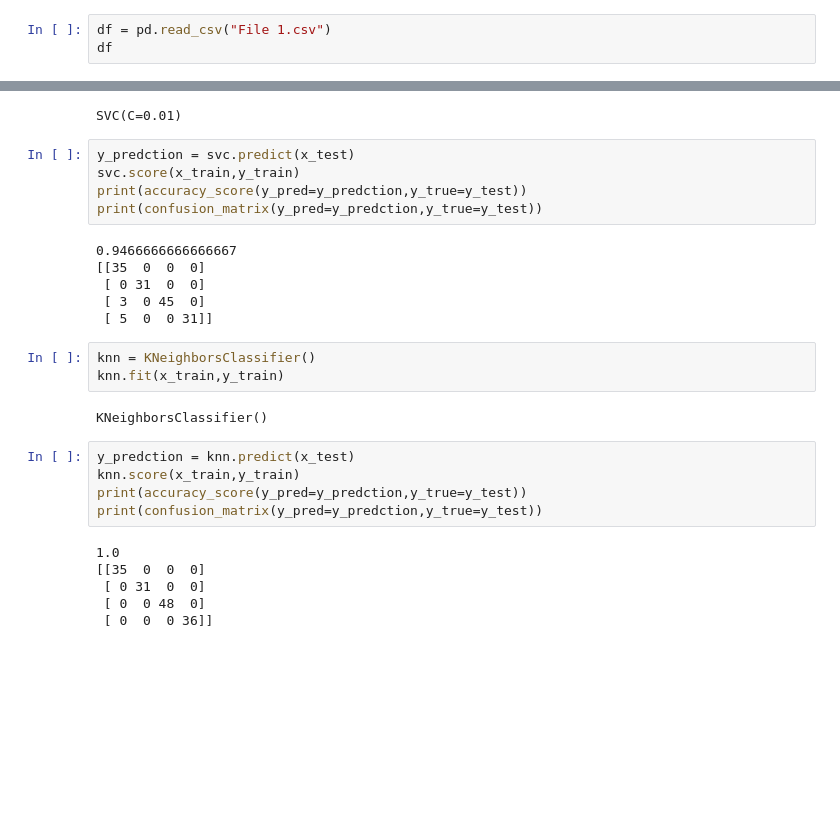
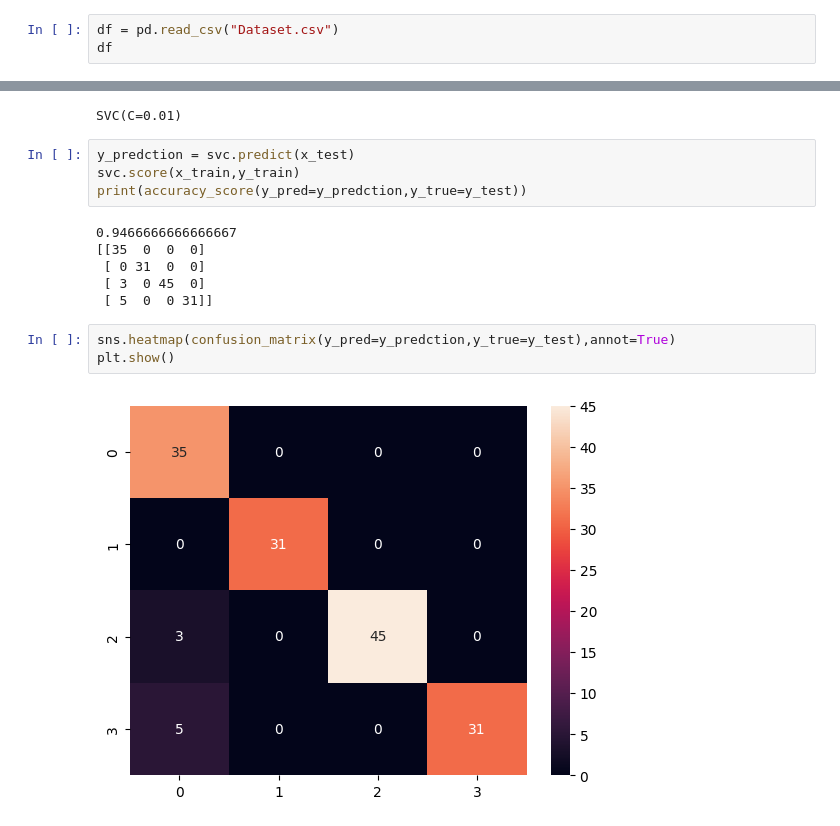
Before and after one commit to Youssef3082004/Customer_Behavior_Intelligence_System, a Jupyter notebook: Model.ipynb, the cells around one changed output, grey strips where cells are left out. Cells and saved outputs as stored; diff of their text form; blank space fills up the shorter version.

```diff
--- a/Model.ipynb
+++ b/Model.ipynb
@@ -4,7 +4,7 @@ import numpy as np
 import matplotlib.pyplot as plt
 import seaborn as sns
 # %%
-df = pd.read_csv("File 1.csv")
+df = pd.read_csv("Dataset.csv")
 df
 # %% [output]
 |  | feature_0 | feature_1 | feature_2 | feature_3 | feature_4 |
@@ -247,26 +246,14 @@ SVC(C=0.01)
 y_predction = svc.predict(x_test)
 svc.score(x_train,y_train)
 print(accuracy_score(y_pred=y_predction,y_true=y_test))
-print(confusion_matrix(y_pred=y_predction,y_true=y_test))
 # %% [output]
 0.9466666666666667
 [[35  0  0  0]
  [ 0 31  0  0]
  [ 3  0 45  0]
  [ 5  0  0 31]]
-# %%
-knn = KNeighborsClassifier()
-knn.fit(x_train,y_train)
-# %% [output]
-KNeighborsClassifier()
-# %%
-y_predction = knn.predict(x_test)
-knn.score(x_train,y_train)
-print(accuracy_score(y_pred=y_predction,y_true=y_test))
-print(confusion_matrix(y_pred=y_predction,y_true=y_test))
-# %% [output]
-1.0
-[[35  0  0  0]
- [ 0 31  0  0]
- [ 0  0 48  0]
- [ 0  0  0 36]]
+# %%
+sns.heatmap(confusion_matrix(y_pred=y_predction,y_true=y_test),annot=True)
+plt.show()
+# %% [output]
+[figure, added]
```
Also changed, not shown: parts of 2 cells of this notebook.
